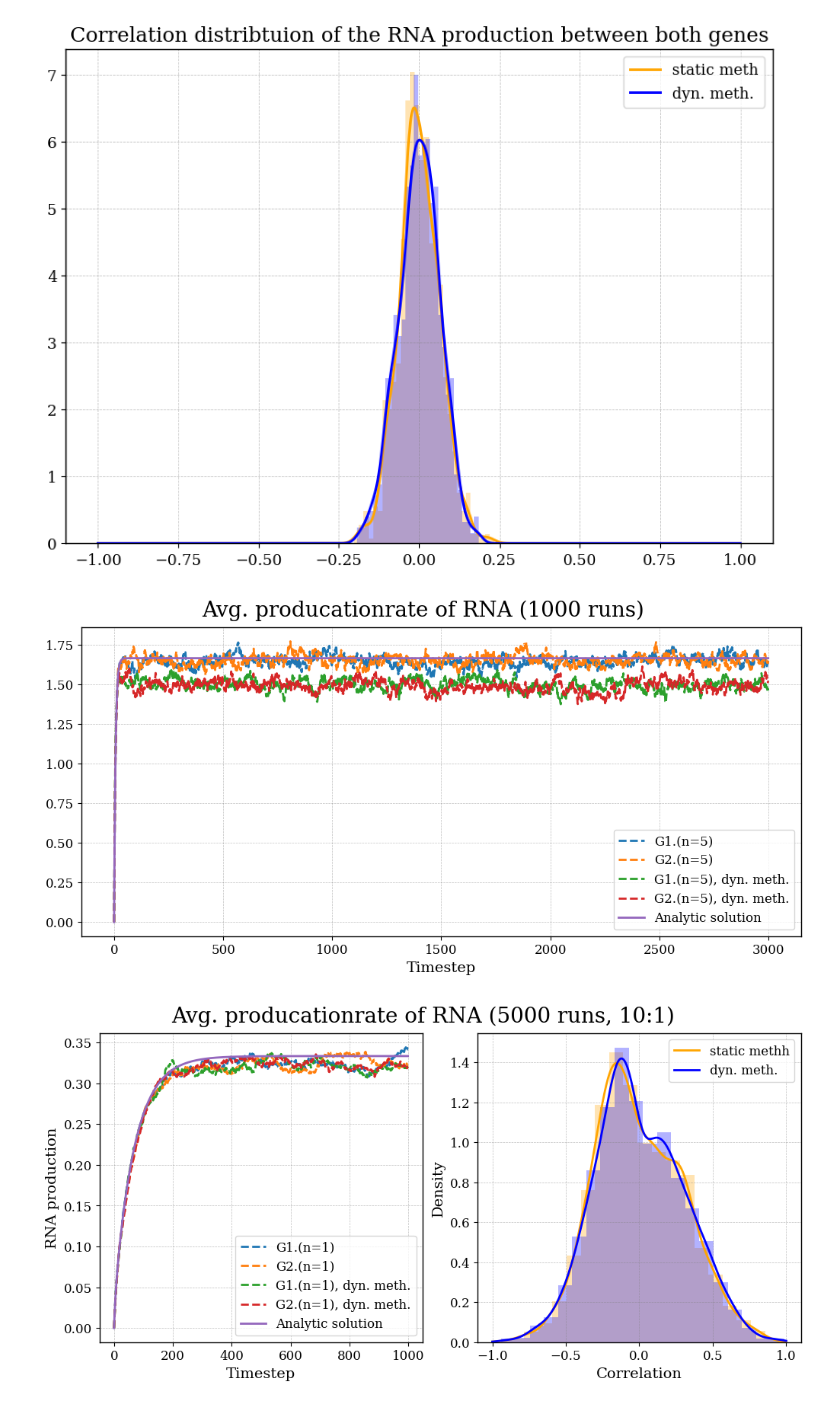
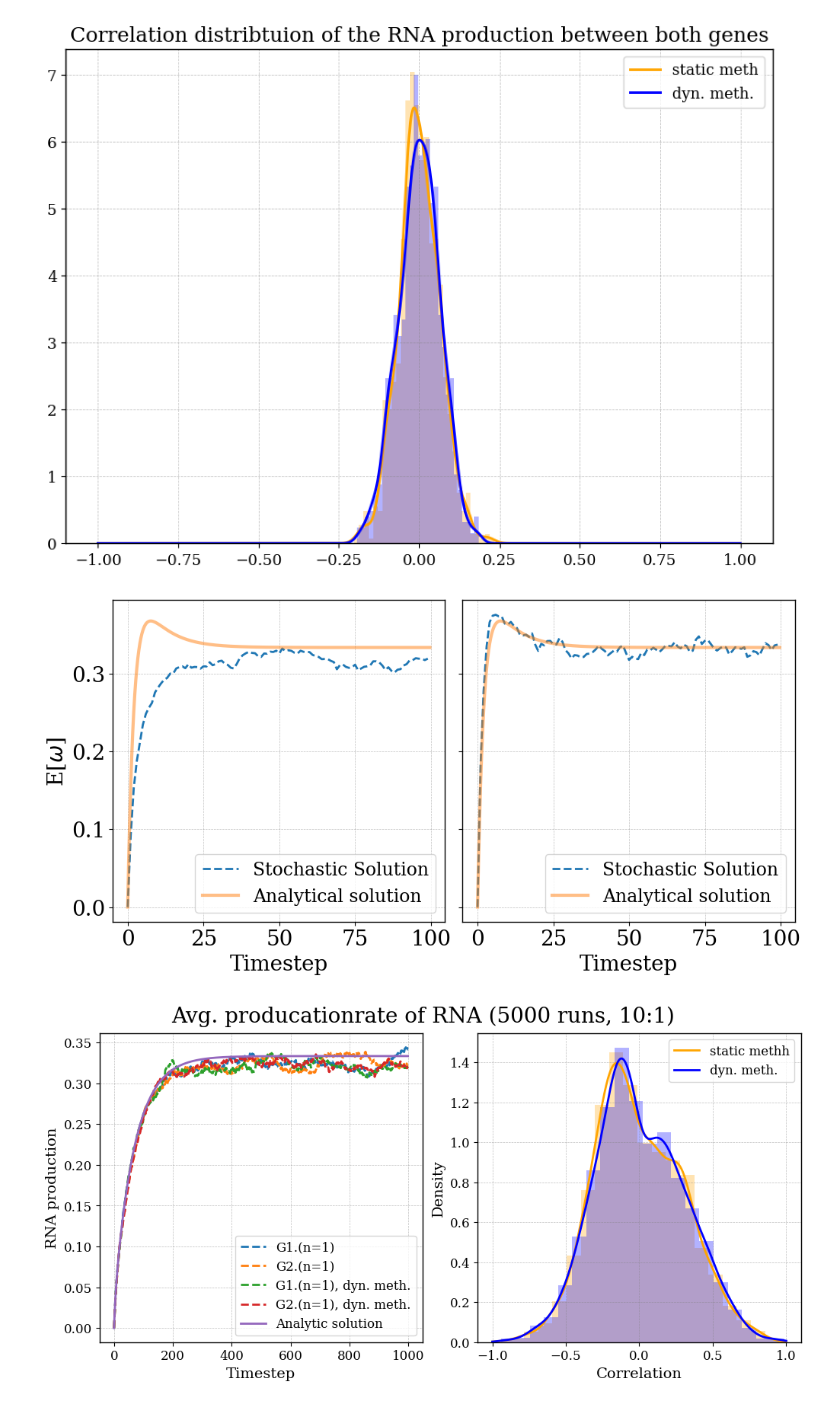
Before and after one commit to RicemanBoy/trafficRNA, a Jupyter notebook: trafficRNA.ipynb, the cells around one changed output. Cells and saved outputs as stored; diff of their text form; code cells hidden in the pictures.

```diff
--- a/trafficRNA.ipynb
+++ b/trafficRNA.ipynb
@@ -290,55 +368,84 @@ plt.title("Correlation distribtuion of the RNA production between both genes")
 plt.show()
 # %% [output]
 [figure]
+# %%
+n = 1
+
+p1, m_on, m_off = 0.1, 0.2, 0.2
+
+# gene1 = gene(3, boxes, p1, p2)
+# gene2 = gene(3, boxes, p1, p2)
+
+steps = 100
+
+shots = 5000
+
+simu = simulation(timesteps=steps)
+
+avg1, std1, avg2, std2, corr, corrx = simu.average(n, p1, m_on, m_off, shots, m_switch=False, tf_switch=False)
+
+p1, m_on, m_off = 0.2, 0.1, 0.1
+avg1m, std1m, avg2m, std2m, corrm, corrmx = simu.average(n, p1, m_on, m_off, shots, m_switch=False, tf_switch=False)
 # %%
 def analytic(length: int, p_on:float, p_off: float, timesteps: int):
-    x = [i for i in range(timesteps)]
+    x = [i/3 for i in range(3*timesteps)]
     y = []
     for i in x:
         solution = length*(p_on/(p_on+p_off))*(1-np.exp(-(p_off+p_on)*i))
         y.append(solution)
 
     return x,y
 
 def analytic_meth(length: int, p_on:float, p_off: float, m_on: float, m_off: float, timesteps: int):        #constant methylation rate!
-    x = [i for i in range(timesteps)]
+    x = [i/3 for i in range(3*timesteps)]
     y = []
     k, m = p_on+p_off, m_on+m_off
 
     a = p_on*(m-m_on)
     b = -k*m + m_on*p_on
     c = m + k
     g_1, g_2 = (-c+np.sqrt(c**2+4*b))/2, (-c-np.sqrt(c**2+4*b))/2
     c_1 = ((g_2*a - p_on*b)/(b*(g_2-g_1)))
     for i in x:
         theta = c_1*np.exp(g_1*i) + (a/b - c_1)*np.exp(g_2*i) - a/b
         solution = length*theta
         y.append(solution)
     return x,y
 
 time = simu.timeline
 
 x,y = analytic_meth(n, p_on=p1, p_off=p1, m_on=m_on, m_off=m_off, timesteps = steps)
 
-fig, ax1 = plt.subplots(figsize=(10,5))
+fig, (ax1, ax2) = plt.subplots(1,2,figsize=(10,5),sharey=True)
 
-ax1.plot(time, avg1, label="G1.(n={})".format(n), linestyle="--")
-ax1.plot(time, avg2, label="G2.(n={})".format(n), linestyle="--")
+# ax1.plot(time, avg1, label="G1.(n={})".format(n), linestyle="--")
+# ax1.plot(time, avg2, label="G2.(n={})".format(n), linestyle="--")
 
-ax1.plot(time, avg1m, label="G1.(n={}), dyn. meth.".format(n), linestyle="--")
-ax1.plot(time, avg2m, label="G2.(n={}), dyn. meth.".format(n), linestyle="--")
+ax1.plot(time, avg1, label="Stochastic Solution".format(n), linestyle="--", linewidth=2)
+#ax1.plot(time, avg2, label="Gene 2".format(n), linestyle="--")
 
-ax1.plot(x,y, label="Analytic solution")
+ax2.plot(time, avg1m, label="Stochastic Solution".format(n), linestyle="--")
+# ax1.plot(time, avg2m, label="G2.(n={}), dyn. meth.".format(n), linestyle="--")
 
-ax1.set_xlabel("Timestep")
-# ax1.set_title("Avg. producationrate of protein (1000 shots)")
-# ax2.set_title("Avg. producationrate of protein (1000 shots)")
-plt.suptitle("Avg. producationrate of RNA (1000 runs)", fontsize=20)
-plt.legend()
-#plt.savefig("figures/rna1.png", dpi = 300)
+ax1.plot(x,y, label="Analytical solution",linewidth=3, alpha=0.5)
+ax2.plot(x,y, label="Analytical solution",linewidth=3, alpha=0.5)
+
+ax1.set_xlabel("Timestep", fontsize=20)
+ax1.set_ylabel(r"E[$\omega$]", fontsize=20)
+ax1.tick_params(axis='both', which='major', labelsize=20)
+ax1.tick_params(axis='both', which='minor', labelsize=20)
+
+ax2.set_xlabel("Timestep", fontsize=20)
+#ax2.set_ylabel(r"E[$\omega$]", fontsize=20)
+ax2.tick_params(axis='both', which='major', labelsize=20)
+ax2.tick_params(axis='both', which='minor', labelsize=20)
+#plt.suptitle("Avg. producationrate of RNA ({} runs)".format(shots), fontsize=20)
+ax1.legend(fontsize=17)
+ax2.legend(fontsize=17)
+#plt.savefig("figuress/fig2.png", dpi = 300)
 plt.show()
 # %% [output]
-[figure, old version]
+[figure, new version]
 # %%
 fig, (ax1,ax2) = plt.subplots(1,2,figsize=(10,5))
 
```
Also changed, not shown: parts of 8 cells of this notebook, 6 other files.
